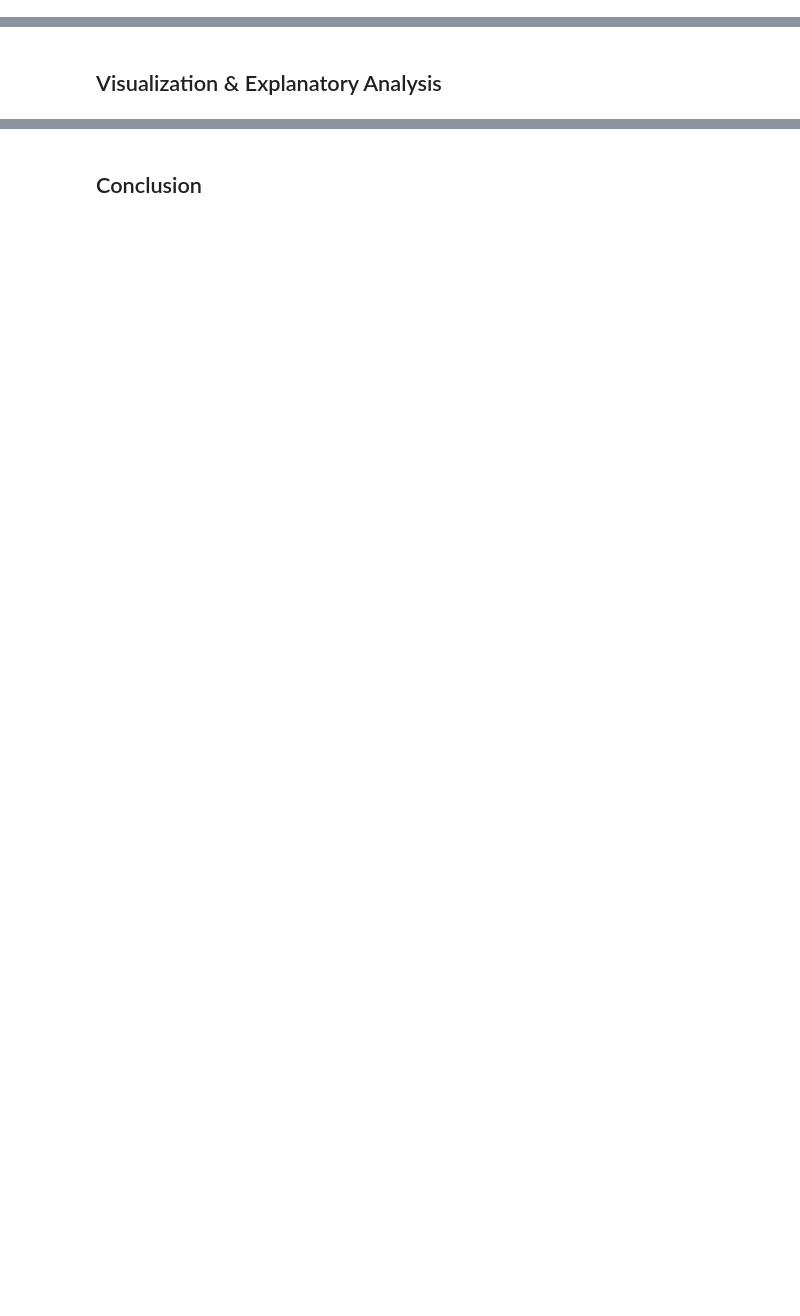
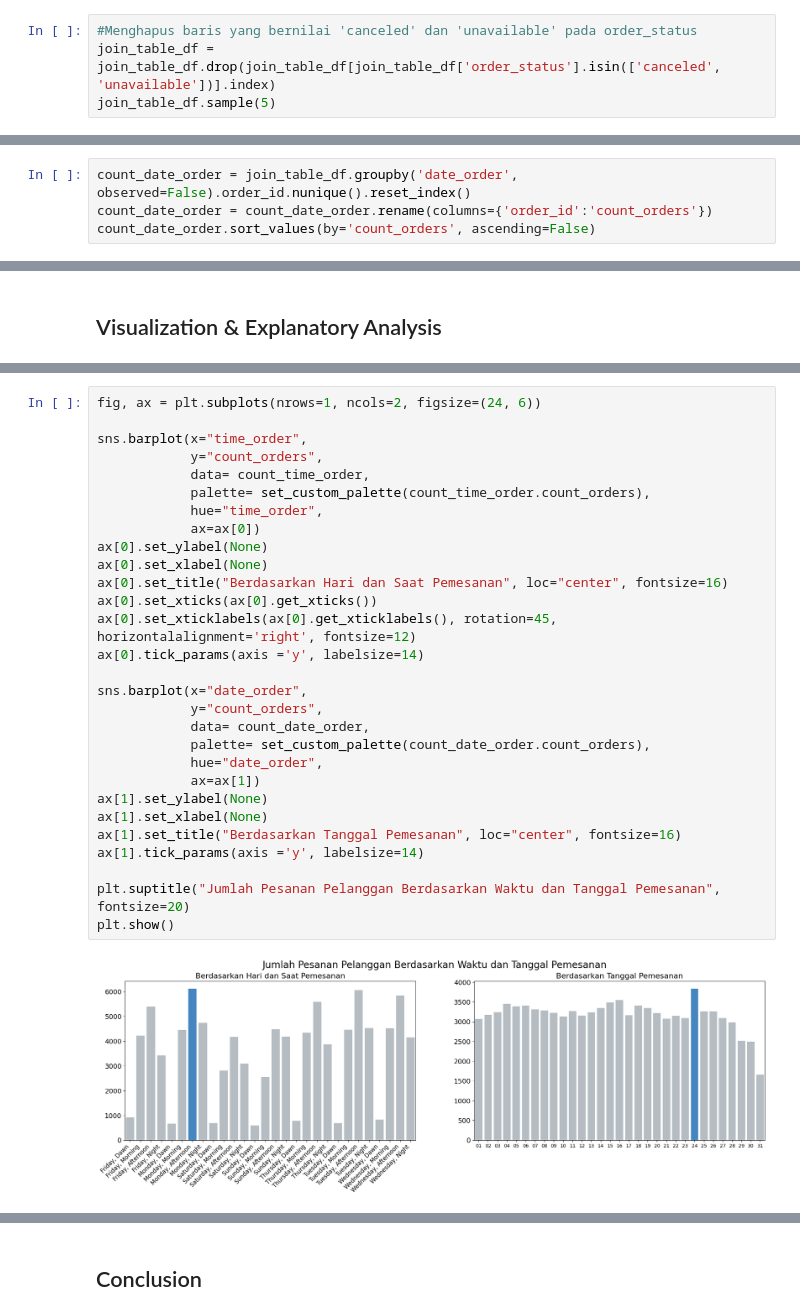
Before and after one commit to danendrafau/ecommerce-dataset, a Jupyter notebook: Proyek_Analisis_Data_ID_Camp_2024.ipynb, the cells around one changed output, grey strips where cells are left out. Drawn from its saved outputs; the diff is of its cells as text; blank space fills up the shorter version.

```diff
--- a/Proyek_Analisis_Data_ID_Camp_2024.ipynb
+++ b/Proyek_Analisis_Data_ID_Camp_2024.ipynb
@@ -46,0 +578,4 @@ customers_df.head()
+# %%
+#Menghapus baris yang bernilai 'canceled' dan 'unavailable' pada order_status
+join_table_df = join_table_df.drop(join_table_df[join_table_df['order_status'].isin(['canceled', 'unavailable'])].index)
+join_table_df.sample(5)
@@ -54,0 +737,4 @@ customers_df.head()
+# %%
+count_date_order = join_table_df.groupby('date_order', observed=False).order_id.nunique().reset_index()
+count_date_order = count_date_order.rename(columns={'order_id':'count_orders'})
+count_date_order.sort_values(by='count_orders', ascending=False)
@@ -64,0 +1073,31 @@ customers_df.head()
+# %%
+fig, ax = plt.subplots(nrows=1, ncols=2, figsize=(24, 6))
+
+sns.barplot(x="time_order",
+            y="count_orders",
+            data= count_time_order,
+            palette= set_custom_palette(count_time_order.count_orders),
+            hue="time_order",
+            ax=ax[0])
+ax[0].set_ylabel(None)
+ax[0].set_xlabel(None)
+ax[0].set_title("Berdasarkan Hari dan Saat Pemesanan", loc="center", fontsize=16)
+ax[0].set_xticks(ax[0].get_xticks())
+ax[0].set_xticklabels(ax[0].get_xticklabels(), rotation=45, horizontalalignment='right', fontsize=12)
+ax[0].tick_params(axis ='y', labelsize=14)
+
+sns.barplot(x="date_order",
+            y="count_orders",
+            data= count_date_order,
+            palette= set_custom_palette(count_date_order.count_orders),
+            hue="date_order",
+            ax=ax[1])
+ax[1].set_ylabel(None)
+ax[1].set_xlabel(None)
+ax[1].set_title("Berdasarkan Tanggal Pemesanan", loc="center", fontsize=16)
+ax[1].tick_params(axis ='y', labelsize=14)
+
+plt.suptitle("Jumlah Pesanan Pelanggan Berdasarkan Waktu dan Tanggal Pemesanan", fontsize=20)
+plt.show()
+# %% [output]
+[figure, added]
```
Also changed, not shown: parts of 122 cells of this notebook.
